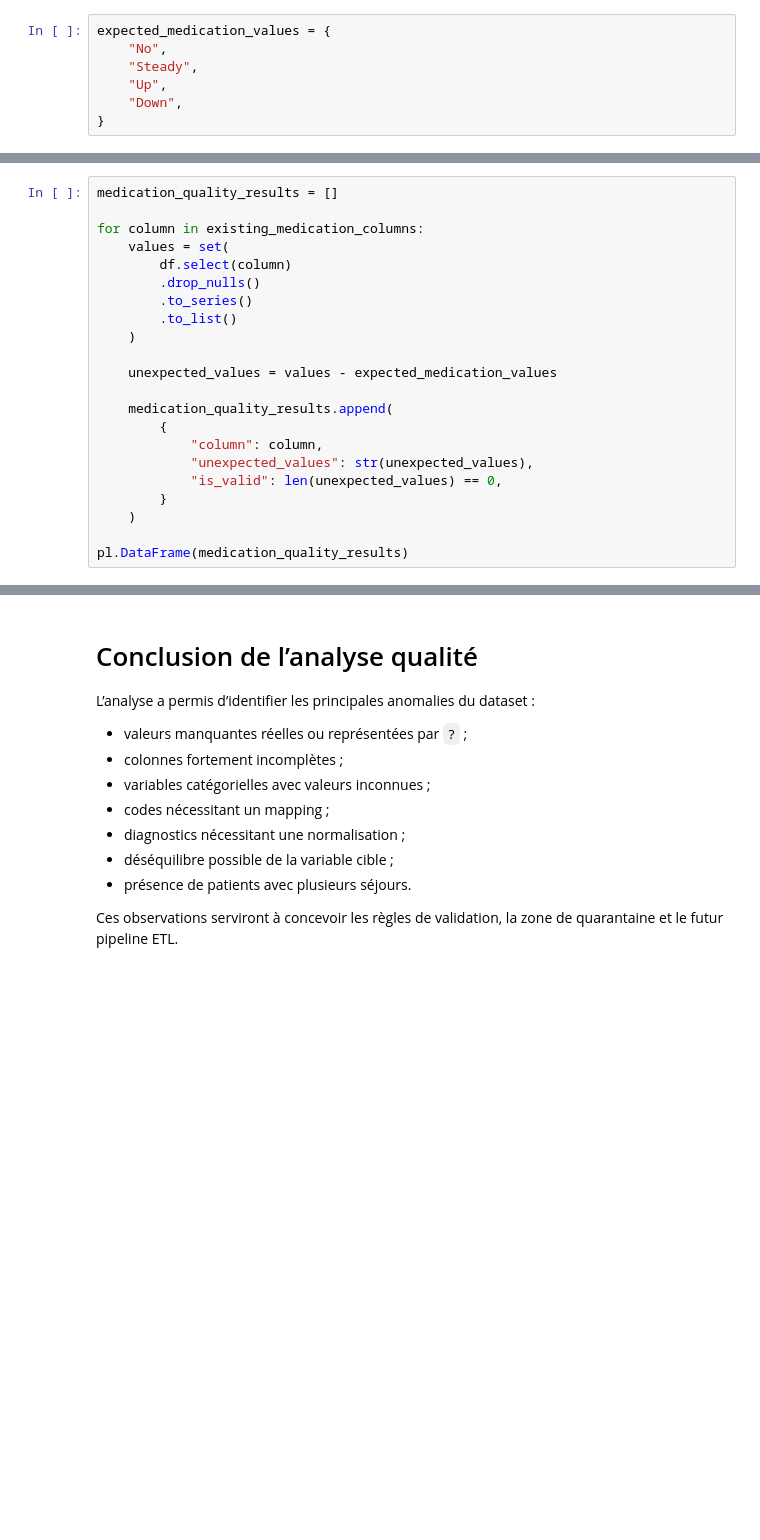
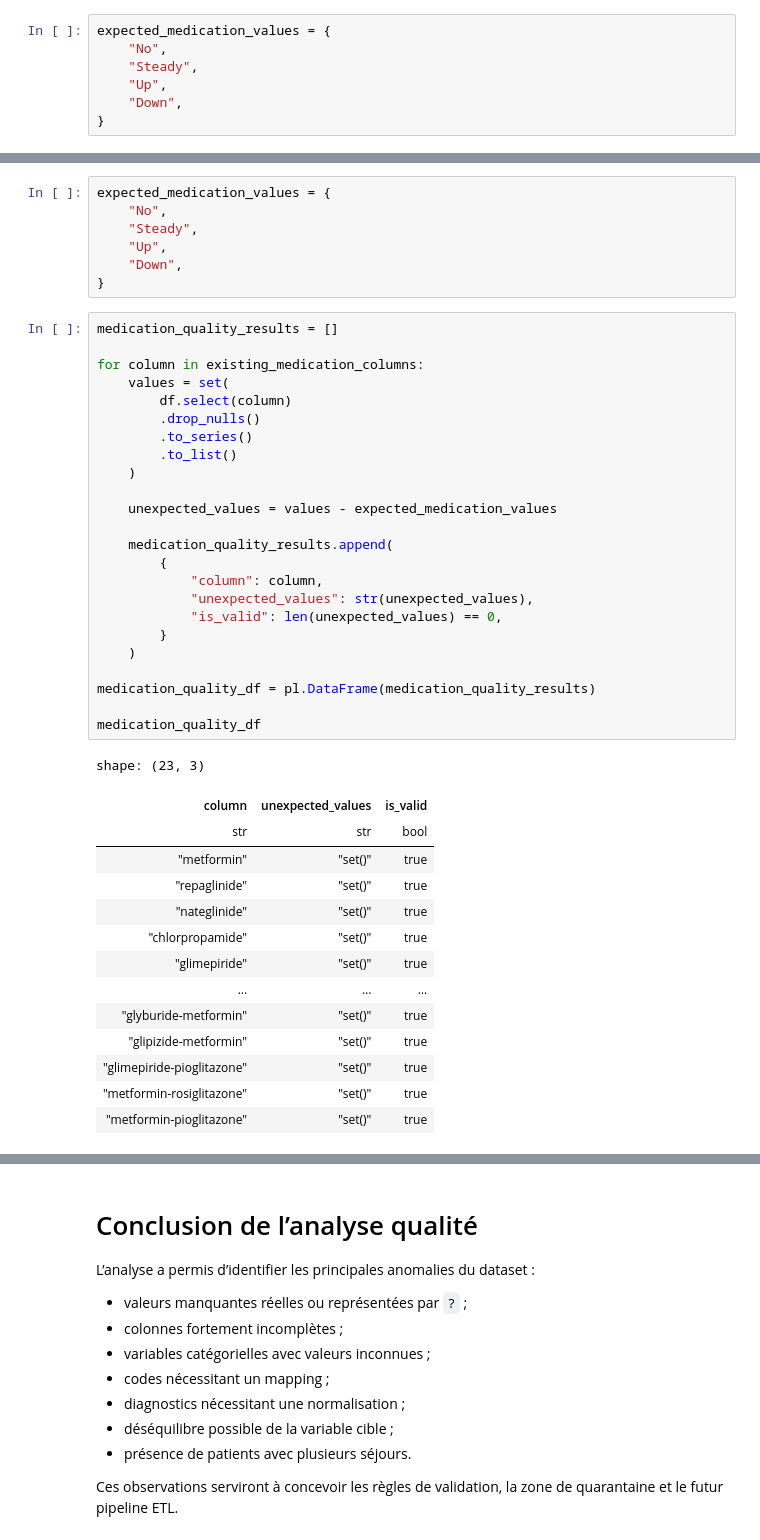
Before and after one commit to medsaa0/chu-oujda-rehospitalisation-risk, a Jupyter notebook: notebooks/02_data_quality_analysis.ipynb, the cells around one changed output, grey strips where cells are left out. Saved outputs shown, nothing was run; the diff lists cells and outputs as text; blank space fills up the shorter version.

```diff
--- a/notebooks/02_data_quality_analysis.ipynb
+++ b/notebooks/02_data_quality_analysis.ipynb
@@ -182,25 +322,49 @@ expected_medication_values = {
+# %%
+expected_medication_values = {
+    "No",
+    "Steady",
+    "Up",
+    "Down",
+}
 # %%
 medication_quality_results = []
 
 for column in existing_medication_columns:
     values = set(
         df.select(column)
         .drop_nulls()
         .to_series()
         .to_list()
     )
 
     unexpected_values = values - expected_medication_values
 
     medication_quality_results.append(
         {
             "column": column,
             "unexpected_values": str(unexpected_values),
             "is_valid": len(unexpected_values) == 0,
         }
     )
 
-pl.DataFrame(medication_quality_results)
+medication_quality_df = pl.DataFrame(medication_quality_results)
+
+medication_quality_df
+# %% [output]
+shape: (23, 3)
+| column | unexpected_values | is_valid |
+| str | str | bool |
+| "metformin" | "set()" | true |
+| "repaglinide" | "set()" | true |
+| "nateglinide" | "set()" | true |
+| "chlorpropamide" | "set()" | true |
+| "glimepiride" | "set()" | true |
+| … | … | … |
+| "glyburide-metformin" | "set()" | true |
+| "glipizide-metformin" | "set()" | true |
+| "glimepiride-pioglitazone" | "set()" | true |
+| "metformin-rosiglitazone" | "set()" | true |
+| "metformin-pioglitazone" | "set()" | true |
 # %%
 high_missing_columns = null_summary.filter(
     pl.col("null_percentage") >= 40
```
Also changed, not shown: parts of 19 cells of this notebook, 49 other files.
